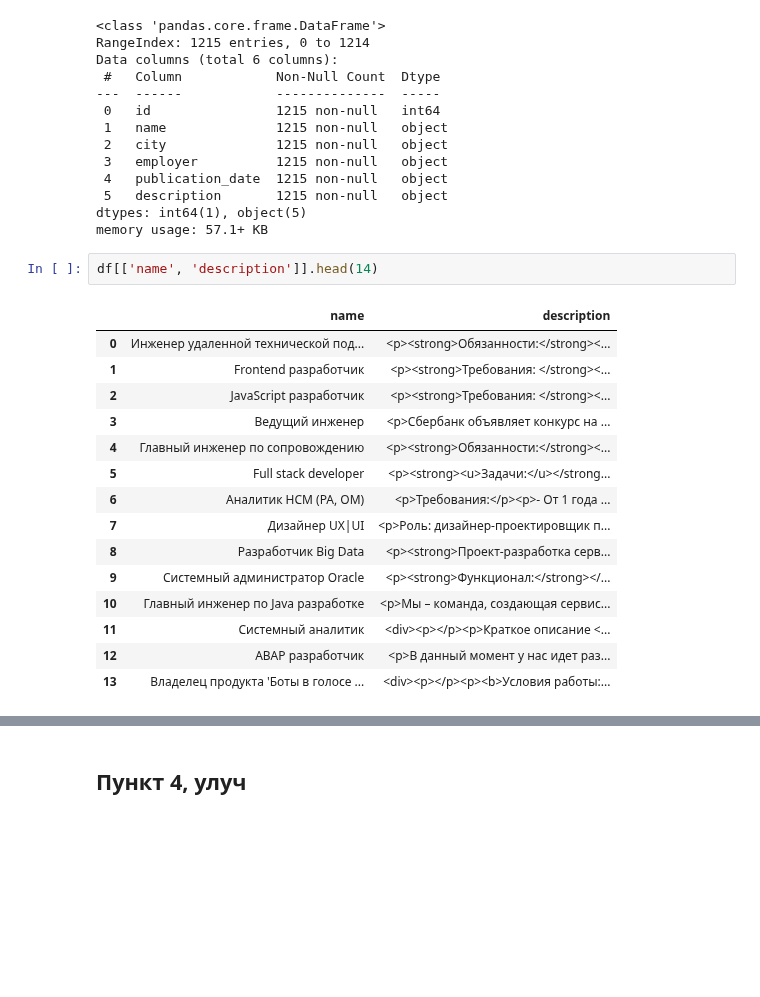
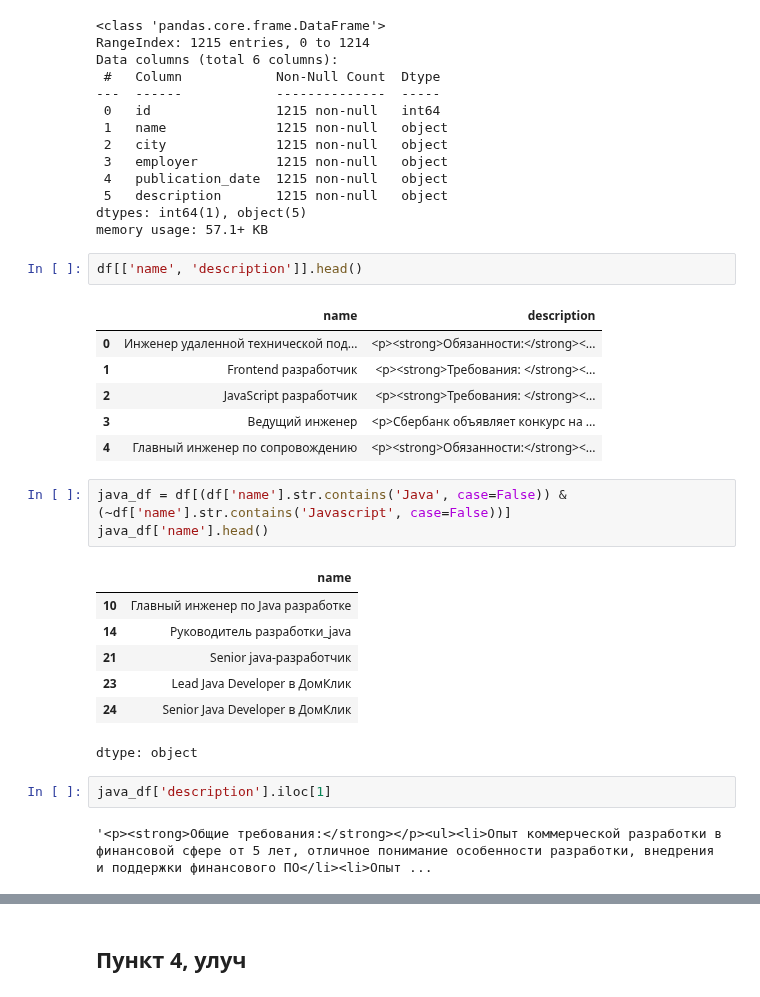
Before and after one commit to BardRimon/Study, a Jupyter notebook: Introduction_in_NLP/Задание_6_Александр_Клюкин.ipynb.ipynb, the cells around one changed output, grey strips where cells are left out. Drawn from its saved outputs; the diff is of its cells as text; blank space fills up the shorter version.

```diff
--- a/Introduction_in_NLP/Задание_6_Александр_Клюкин.ipynb.ipynb
+++ b/Introduction_in_NLP/Задание_6_Александр_Клюкин.ipynb.ipynb
@@ -131,20 +131,26 @@ Data columns (total 6 columns):
 dtypes: int64(1), object(5)
 memory usage: 57.1+ KB
 # %%
-df[['name', 'description']].head(14)
+df[['name', 'description']].head()
 # %% [output]
 |  | name | description |
 | 0 | Инженер удаленной технической под... | <p><strong>Обязанности:</strong><... |
 | 1 | Frontend разработчик | <p><strong>Требования: </strong><... |
 | 2 | JavaScript разработчик | <p><strong>Требования: </strong><... |
 | 3 | Ведущий инженер | <p>Сбербанк объявляет конкурс на ... |
 | 4 | Главный инженер по сопровождению | <p><strong>Обязанности:</strong><... |
-| 5 | Full stack developer | <p><strong><u>Задачи:</u></strong... |
-| 6 | Аналитик HCM (PA, OM) | <p>Требования:</p><p>- От 1 года ... |
-| 7 | Дизайнер UX|UI | <p>Роль: дизайнер-проектировщик п... |
-| 8 | Разработчик Big Data | <p><strong>Проект-разработка серв... |
-| 9 | Системный администратор Oracle | <p><strong>Функционал:</strong></... |
-| 10 | Главный инженер по Java разработке | <p>Мы – команда, создающая сервис... |
-| 11 | Системный аналитик | <div><p></p><p>Краткое описание <... |
-| 12 | ABAP разработчик | <p>В данный момент у нас идет раз... |
-| 13 | Владелец продукта 'Боты в голосе ... | <div><p></p><p><b>Условия работы:... |
+# %%
+java_df = df[(df['name'].str.contains('Java', case=False)) & (~df['name'].str.contains('Javascript', case=False))]
+java_df['name'].head()
+# %% [output]
+|  | name |
+| 10 | Главный инженер по Java разработке |
+| 14 | Руководитель разработки_java |
+| 21 | Senior java-разработчик |
+| 23 | Lead Java Developer в ДомКлик |
+| 24 | Senior Java Developer в ДомКлик |
+dtype: object
+# %%
+java_df['description'].iloc[1]
+# %% [output]
+'<p><strong>Общие требования:</strong></p><ul><li>Опыт коммерческой разработки в финансовой сфере от 5 лет, отличное понимание особенности разработки, внедрения и поддержки финансового ПО</li><li>Опыт ...
```
Also changed, not shown: parts of 20 cells of this notebook.
